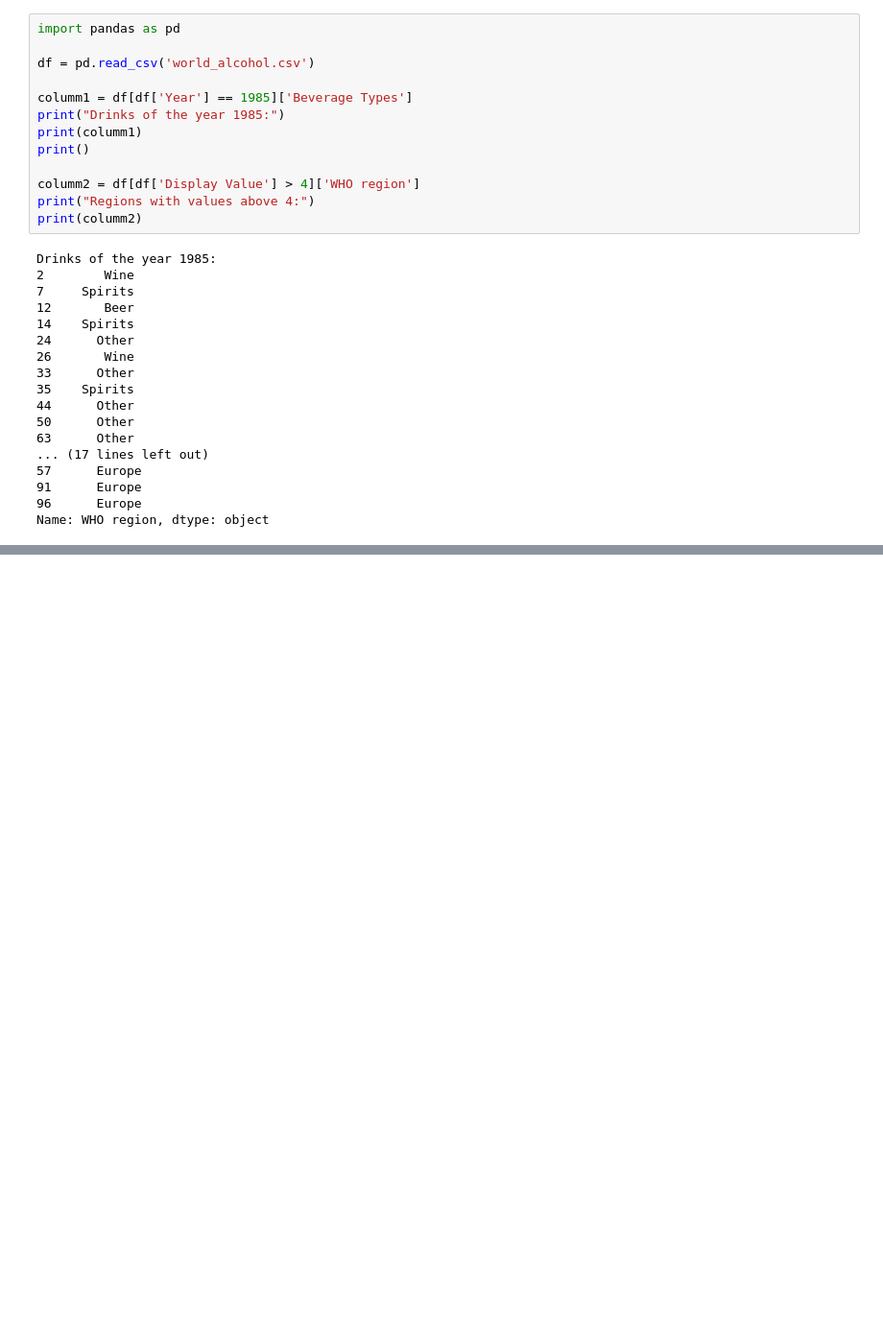
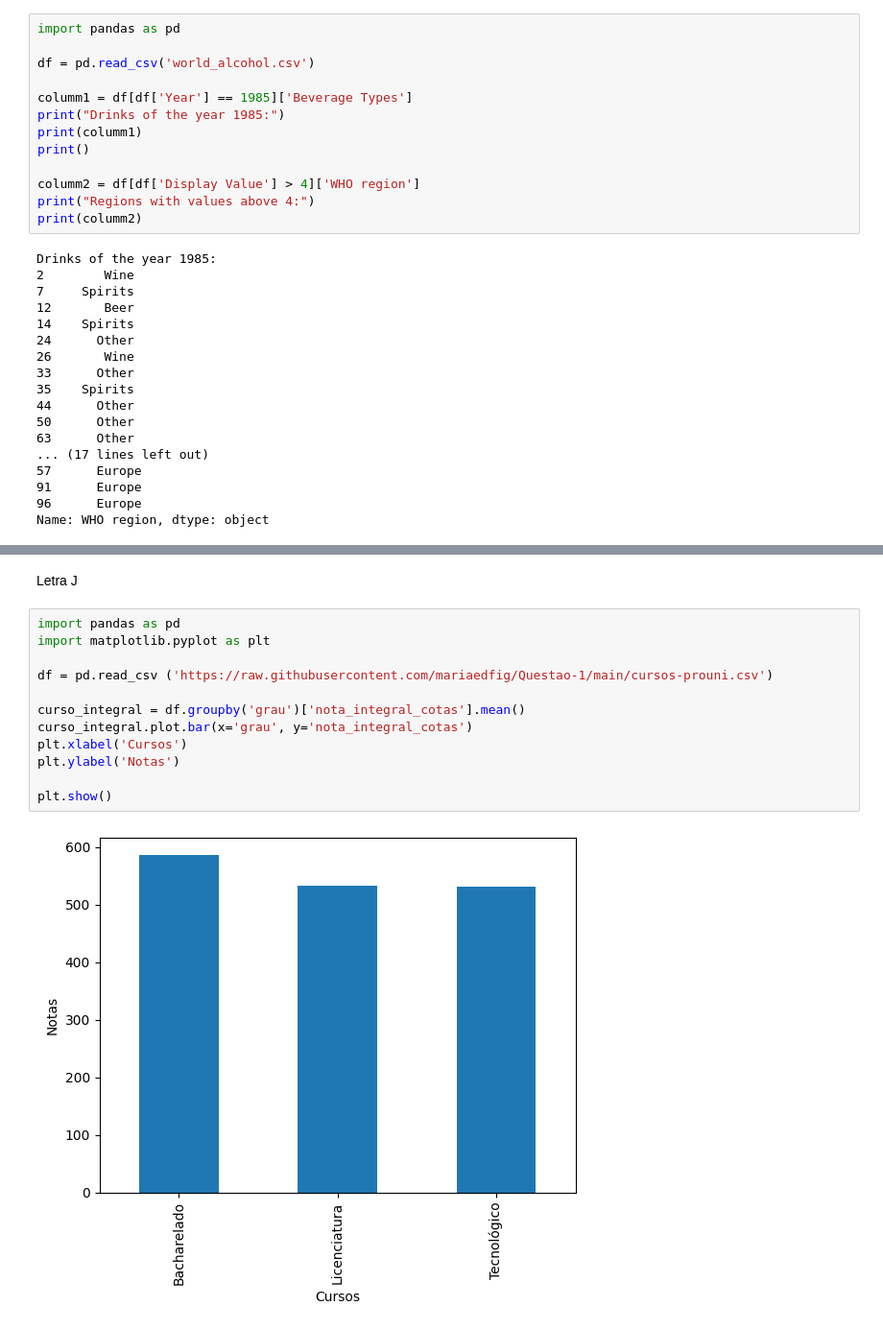
Before and after one commit to mariaedfig/Questao-1, a Jupyter notebook: TRABALHO_FINAL_BIG_DATA.ipynb, the cells around one changed output, grey strips where cells are left out. Shown at 96% size. Drawn from its saved outputs; the diff is of its cells as text; blank space fills up the shorter version.

```diff
--- a/TRABALHO_FINAL_BIG_DATA.ipynb
+++ b/TRABALHO_FINAL_BIG_DATA.ipynb
@@ -170,0 +355,16 @@ df.to_csv('cursos-prouni-limpo.csv', index=False)
+# %% [markdown]
+Letra J
+# %%
+import pandas as pd
+import matplotlib.pyplot as plt
+
+df = pd.read_csv ('https://raw.githubusercontent.com/mariaedfig/Questao-1/main/cursos-prouni.csv')
+
+curso_integral = df.groupby('grau')['nota_integral_cotas'].mean()
+curso_integral.plot.bar(x='grau', y='nota_integral_cotas')
+plt.xlabel('Cursos')
+plt.ylabel('Notas')
+
+plt.show()
+# %% [output]
+[figure, added]
```
Also changed, not shown: parts of 25 cells of this notebook.
